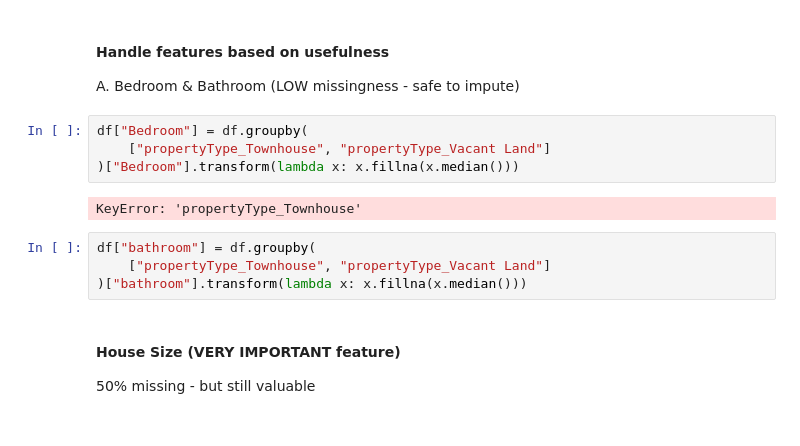
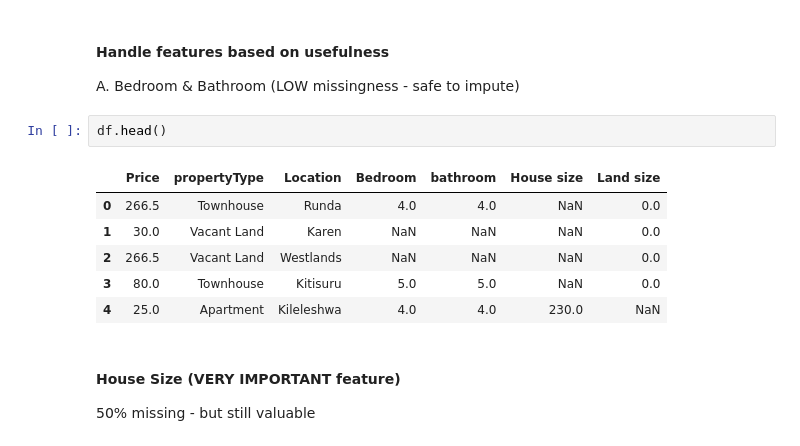
Before and after one commit to bonareri/data-science-class, a Jupyter notebook: 06-Machine_Learning/04_Regression.ipynb, the cells around one changed output. Drawn from its saved outputs; the diff is of its cells as text.

```diff
--- a/06-Machine_Learning/04_Regression.ipynb
+++ b/06-Machine_Learning/04_Regression.ipynb
@@ -597,16 +627,15 @@ dtype: int64
 # %% [markdown]
 #### Handle features based on usefulness
 A. Bedroom & Bathroom (LOW missingness - safe to impute)
-# %%
-df["Bedroom"] = df.groupby(
-    ["propertyType_Townhouse", "propertyType_Vacant Land"]
-)["Bedroom"].transform(lambda x: x.fillna(x.median()))
-# %% [output]
-KeyError: 'propertyType_Townhouse'
-# %%
-df["bathroom"] = df.groupby(
-    ["propertyType_Townhouse", "propertyType_Vacant Land"]
-)["bathroom"].transform(lambda x: x.fillna(x.median()))
+# %%
+df.head()
+# %% [output]
+|  | Price | propertyType | Location | Bedroom | bathroom | House size | Land size |
+| 0 | 266.5 | Townhouse | Runda | 4.0 | 4.0 | NaN | 0.0 |
+| 1 | 30.0 | Vacant Land | Karen | NaN | NaN | NaN | 0.0 |
+| 2 | 266.5 | Vacant Land | Westlands | NaN | NaN | NaN | 0.0 |
+| 3 | 80.0 | Townhouse | Kitisuru | 5.0 | 5.0 | NaN | 0.0 |
+| 4 | 25.0 | Apartment | Kileleshwa | 4.0 | 4.0 | 230.0 | NaN |
 # %% [markdown]
 #### House Size (VERY IMPORTANT feature)
 
```
Also changed, not shown: parts of 27 cells of this notebook, 4 other files.
